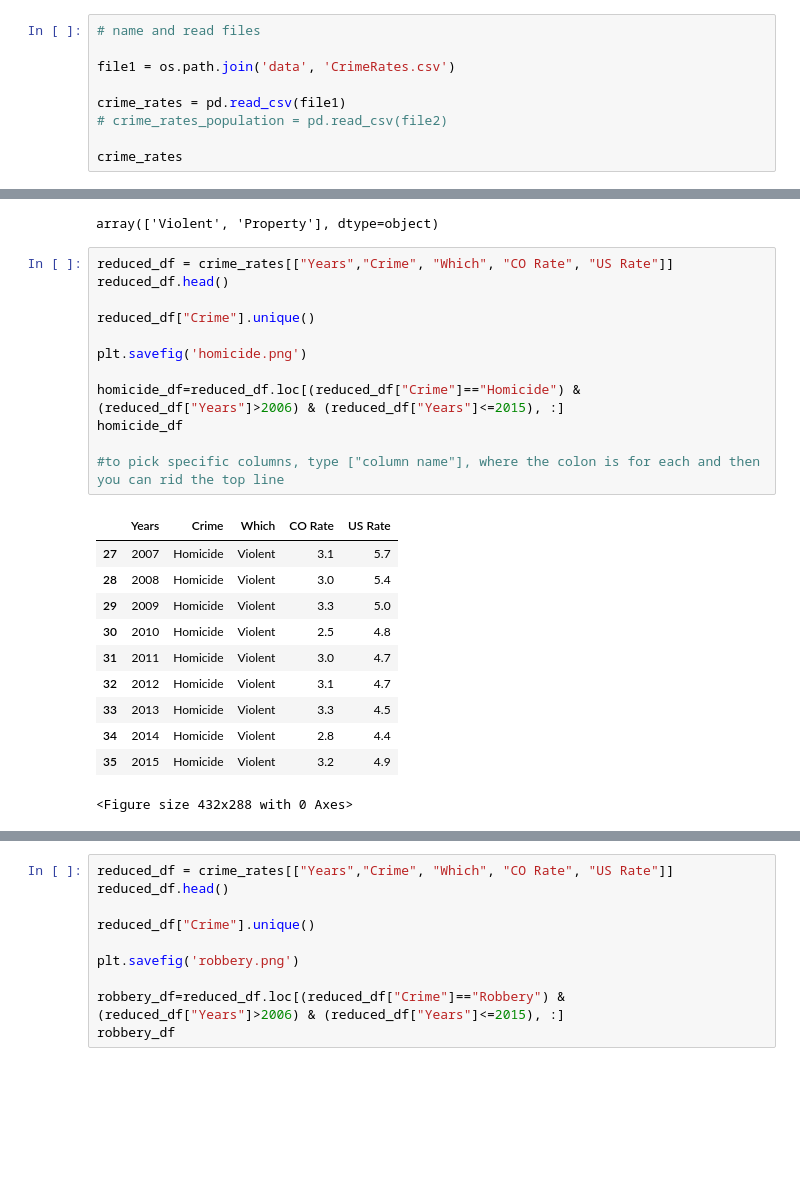
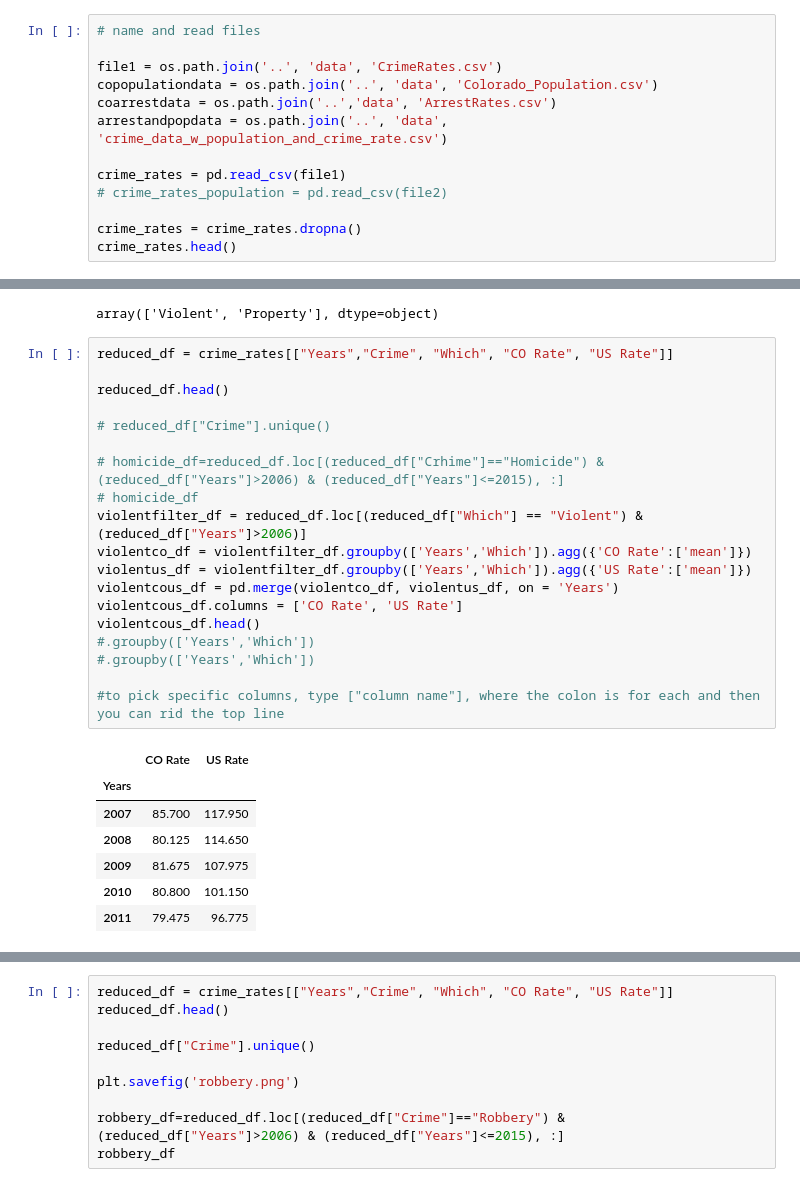
Before and after one commit to c-li0n/Project1, a Jupyter notebook: Project1/cm_branch_statecrime.ipynb, the cells around one changed output, grey strips where cells are left out. Saved outputs shown, nothing was run; the diff lists cells and outputs as text; blank space fills up the shorter version.

```diff
--- a/Project1/cm_branch_statecrime.ipynb
+++ b/Project1/cm_branch_statecrime.ipynb
@@ -19,11 +19,15 @@ warnings.filterwarnings('ignore')
 # %%
 # name and read files
 
-file1 = os.path.join('data', 'CrimeRates.csv')
+file1 = os.path.join('..', 'data', 'CrimeRates.csv')
+copopulationdata = os.path.join('..', 'data', 'Colorado_Population.csv')
+coarrestdata = os.path.join('..','data', 'ArrestRates.csv')
+arrestandpopdata = os.path.join('..', 'data', 'crime_data_w_population_and_crime_rate.csv')
 
 crime_rates = pd.read_csv(file1)
 # crime_rates_population = pd.read_csv(file2)
 
-crime_rates
+crime_rates = crime_rates.dropna()
+crime_rates.head()
 # %% [output]
 |  | Years | Crime | CO Number | CO Rate | US Number | US Rate | Which | Group Year |
@@ -61,25 +53,28 @@ crime_rates["Which"].unique()
 array(['Violent', 'Property'], dtype=object)
 # %%
 reduced_df = crime_rates[["Years","Crime", "Which", "CO Rate", "US Rate"]]
+
 reduced_df.head()
 
-reduced_df["Crime"].unique()
+# reduced_df["Crime"].unique()
 
-plt.savefig('homicide.png')
-
-homicide_df=reduced_df.loc[(reduced_df["Crime"]=="Homicide") & (reduced_df["Years"]>2006) & (reduced_df["Years"]<=2015), :]
-homicide_df
+# homicide_df=reduced_df.loc[(reduced_df["Crhime"]=="Homicide") & (reduced_df["Years"]>2006) & (reduced_df["Years"]<=2015), :]
+# homicide_df
+violentfilter_df = reduced_df.loc[(reduced_df["Which"] == "Violent") & (reduced_df["Years"]>2006)]
+violentco_df = violentfilter_df.groupby(['Years','Which']).agg({'CO Rate':['mean']})
+violentus_df = violentfilter_df.groupby(['Years','Which']).agg({'US Rate':['mean']})
+violentcous_df = pd.merge(violentco_df, violentus_df, on = 'Years')
+violentcous_df.columns = ['CO Rate', 'US Rate']
+violentcous_df.head()
+#.groupby(['Years','Which'])
+#.groupby(['Years','Which'])
 
 #to pick specific columns, type ["column name"], where the colon is for each and then you can rid the top line
 # %% [output]
-|  | Years | Crime | Which | CO Rate | US Rate |
-| 27 | 2007 | Homicide | Violent | 3.1 | 5.7 |
-| 28 | 2008 | Homicide | Violent | 3.0 | 5.4 |
-| 29 | 2009 | Homicide | Violent | 3.3 | 5.0 |
-| 30 | 2010 | Homicide | Violent | 2.5 | 4.8 |
-| 31 | 2011 | Homicide | Violent | 3.0 | 4.7 |
-| 32 | 2012 | Homicide | Violent | 3.1 | 4.7 |
-| 33 | 2013 | Homicide | Violent | 3.3 | 4.5 |
-| 34 | 2014 | Homicide | Violent | 2.8 | 4.4 |
-| 35 | 2015 | Homicide | Violent | 3.2 | 4.9 |
+|  | CO Rate | US Rate |
+| Years |  |  |
+| 2007 | 85.700 | 117.950 |
+| 2008 | 80.125 | 114.650 |
+| 2009 | 81.675 | 107.975 |
+| 2010 | 80.800 | 101.150 |
+| 2011 | 79.475 | 96.775 |
-<Figure size 432x288 with 0 Axes>
```
Also changed, not shown: parts of 6 cells of this notebook.
